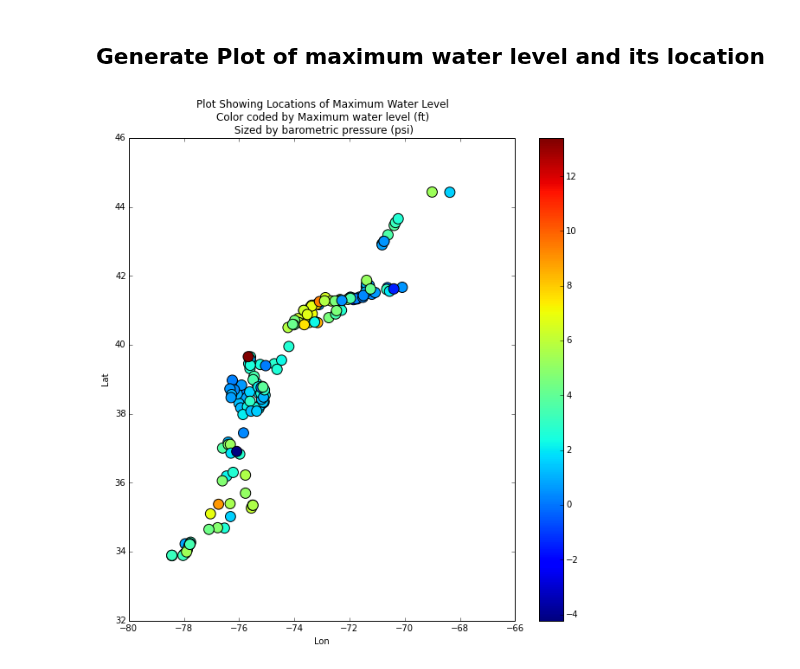
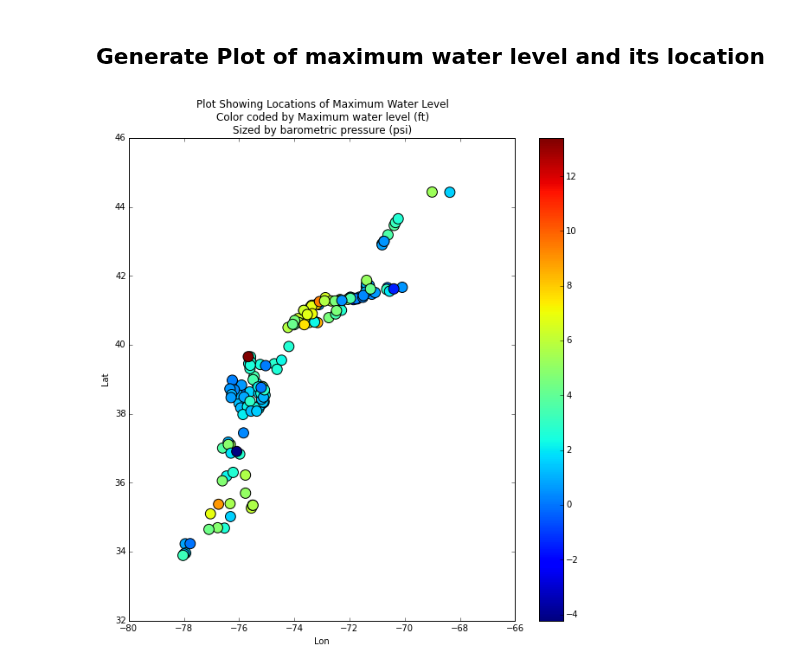
Before and after one commit to ioos/system-test, a Jupyter notebook: Theme_2_Extreme_Events/Scenario_2A/USGS_Gauges/Rapid_Deploy_Gauges.ipynb, the cells around one changed output. Cells and saved outputs as stored; diff of their text form; code cells hidden in the pictures.

```diff
--- a/Theme_2_Extreme_Events/Scenario_2A/USGS_Gauges/Rapid_Deploy_Gauges.ipynb
+++ b/Theme_2_Extreme_Events/Scenario_2A/USGS_Gauges/Rapid_Deploy_Gauges.ipynb
@@ -49,7 +53,6 @@ else:
 # %%
-files = os.listdir('./data_files/')
-print "Water Level Files:",len(files)
-non_decimal = re.compile(r'[^\d.]+')
+files = os.listdir('data_files')
+print("Water Level Files: %s" % len(files))
 # %% [output]
 Water Level Files: 195
 # %% [markdown]
@@ -159,3 +130,7 @@ for i in range(0, len(full_data.keys())):
+# %%
+for key, value in full_data.iteritems():
+    offset = float(value['meta']['elevation'])
+    value['data']['elevation'] -= offset
 # %% [markdown]
 ## Plot all Water Level data in the NJ area
 # %%
@@ -264,35 +239,31 @@ ax.xaxis.set_major_formatter(md.DateFormatter('%B,%d\n%H:%M'))
 # %%
 mpl.rcParams['legend.fontsize'] = 10
 
-x = []
-y = []
-zz = []
-bpz = []
+x, y, zz, bpz = [], [], [], []
 
-fig = plt.figure(figsize=(10, 10))
-ax = fig.add_subplot(111)
+fig, ax = plt.subplots(figsize=(10, 10))
 
-for i in range(0, len(full_data.keys())):
-    num = i
+for key, value in full_data.iteritems():
+    df = value['data']
+    z = df['elevation'].values
+    bp = df['nearest_barometric_sensor_psi'].values
+    lon = value['meta']['lon']
+    lat = value['meta']['lat']
 
-    z = np.array(full_data[full_data.keys()[num]]['data']['elevation'])
-    bp = np.array(full_data[full_data.keys()[num]]['data']['nearest_barometric_sensor_psi'])
-    lat = full_data[full_data.keys()[num]]['meta']['lat']
-    lon = full_data[full_data.keys()[num]]['meta']['lon']
-    val = np.max(z)
     idx = np.argmax(z)
-
     bpz.append(bp[idx])
-    zz.append(val)
+    zz.append(z[idx])
     x.append(lon)
     y.append(lat)
 
-bpz = np.array(bpz)*10
+bpz = np.array(bpz) * 10.
 pts = ax.scatter(x, y, c=zz, s=bpz)
 ax.set_xlabel('Lon')
 ax.set_ylabel('Lat')
-ax.set_title("Plot Showing Locations of Maximum Water Level\nColor coded by Maximum water level (ft)\n Sized by barometric pressure (psi)")
+title = ("Plot Showing Locations of Maximum Water Level\n"
+         "Color coded by Maximum water level (ft)\n"
+         "Sized by barometric pressure (psi)")
+ax.set_title(title)
 cb = fig.colorbar(pts)
-plt.show()
 # %% [output]
-[figure, old version]
+[figure, new version]
```
Also changed, not shown: parts of 12 cells of this notebook, 1 other file.
